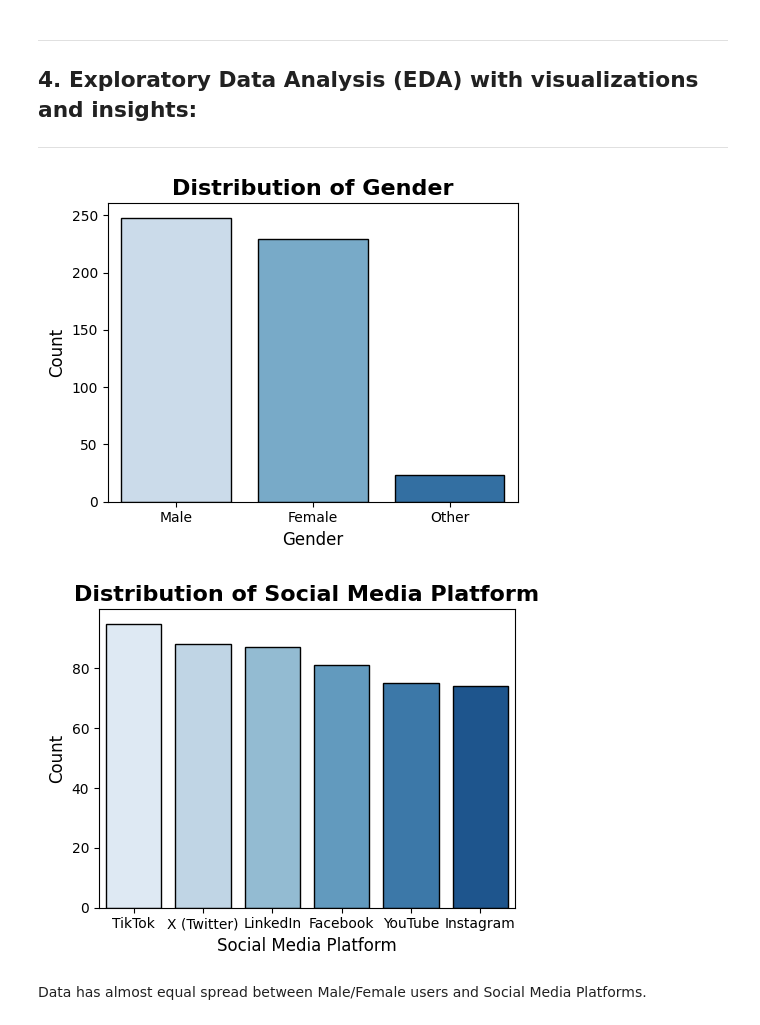
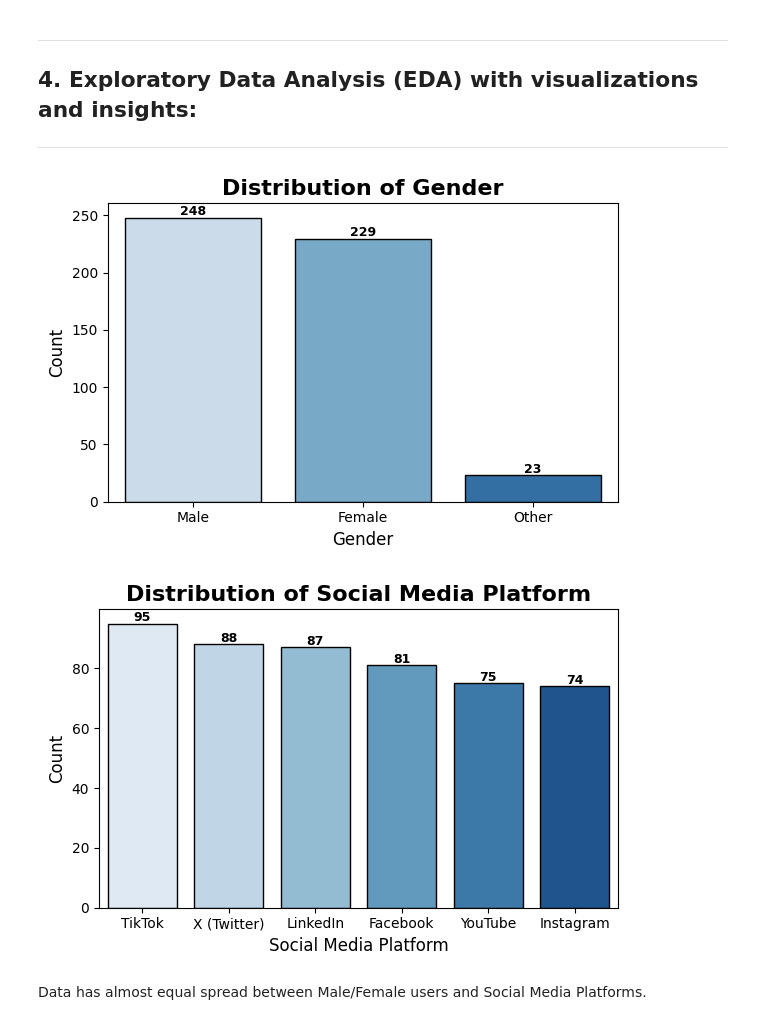
Before and after one commit to vdafeider/data_analysis_social_media_vs_mental_health, a Jupyter notebook: da_social_media_stress.ipynb, the cells around one changed output. Cells and saved outputs as stored; diff of their text form; code cells hidden in the pictures.

```diff
--- a/da_social_media_stress.ipynb
+++ b/da_social_media_stress.ipynb
@@ -265,35 +266,39 @@ add_interactions(df).head(3)
 # %%
 # Explore categorical sums:
 categorical_cols = ['Gender', 'Social_Media_Platform']
 
 # Custom pretty-label function (does NOT modify original df)
 def pretty(col):
     return col.replace('_', ' ').replace('(1-10)', '').strip()
 
 for col in categorical_cols:
 
     counts = df[col].value_counts()
 
-    plt.figure(figsize=(5,4))
+    plt.figure(figsize=(6,4))
 
-    sns.barplot(
+    ax = sns.barplot(
         x=counts.index,
         y=counts.values,
         palette="Blues",
         edgecolor="black"
     )
+
+    # Add exact values on top of each bar with smaller font
+    for i, v in enumerate(counts.values):
+        ax.text(i, v + max(counts.values)*0.01, str(v), ha='center', fontsize=9, fontweight='bold')
 
     # Titles & labels
     plt.title(f"Distribution of {pretty(col)}", fontsize=16, weight="bold")
     plt.xlabel(pretty(col), fontsize=12)
     plt.ylabel("Count", fontsize=12)
 
     plt.tight_layout()
     plt.show()
     print('\n')
 # %% [output]
-[figure, old version]
+[figure, new version]
-[figure, old version]
+[figure, new version]
 # %% [markdown]
 Data has almost equal spread between Male/Female users and Social Media Platforms.
 # %%
```
Also changed, not shown: parts of 10 cells of this notebook.
